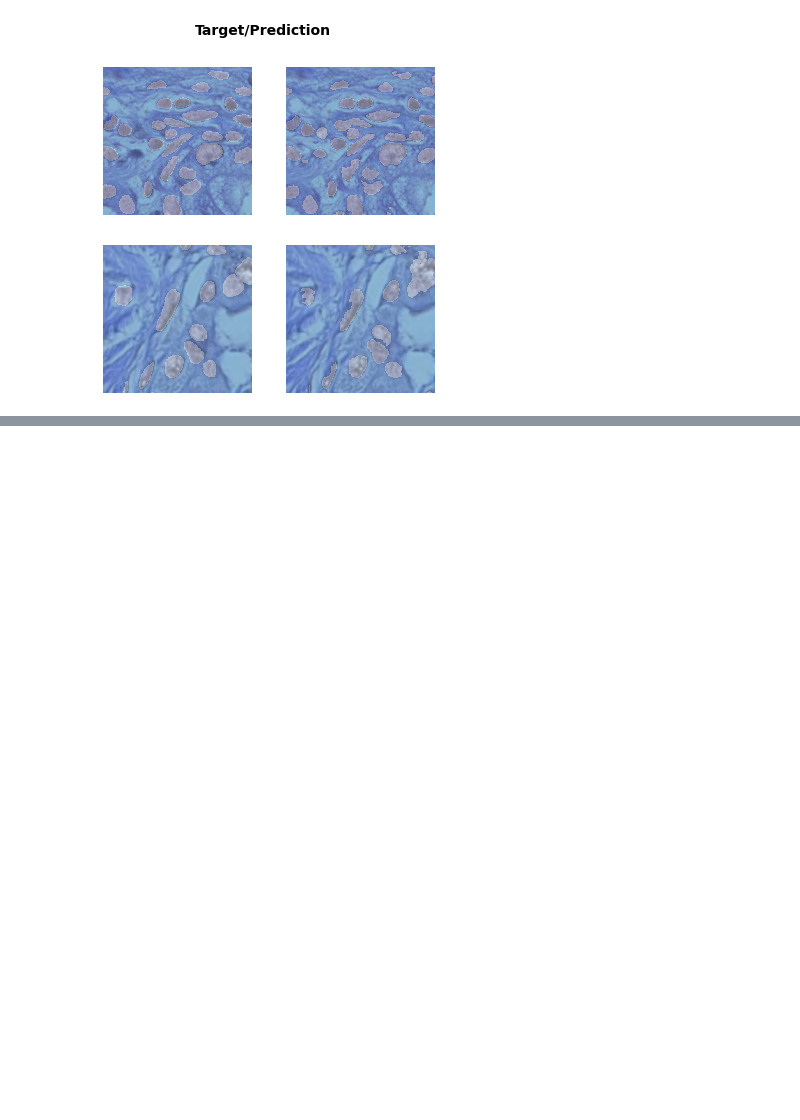
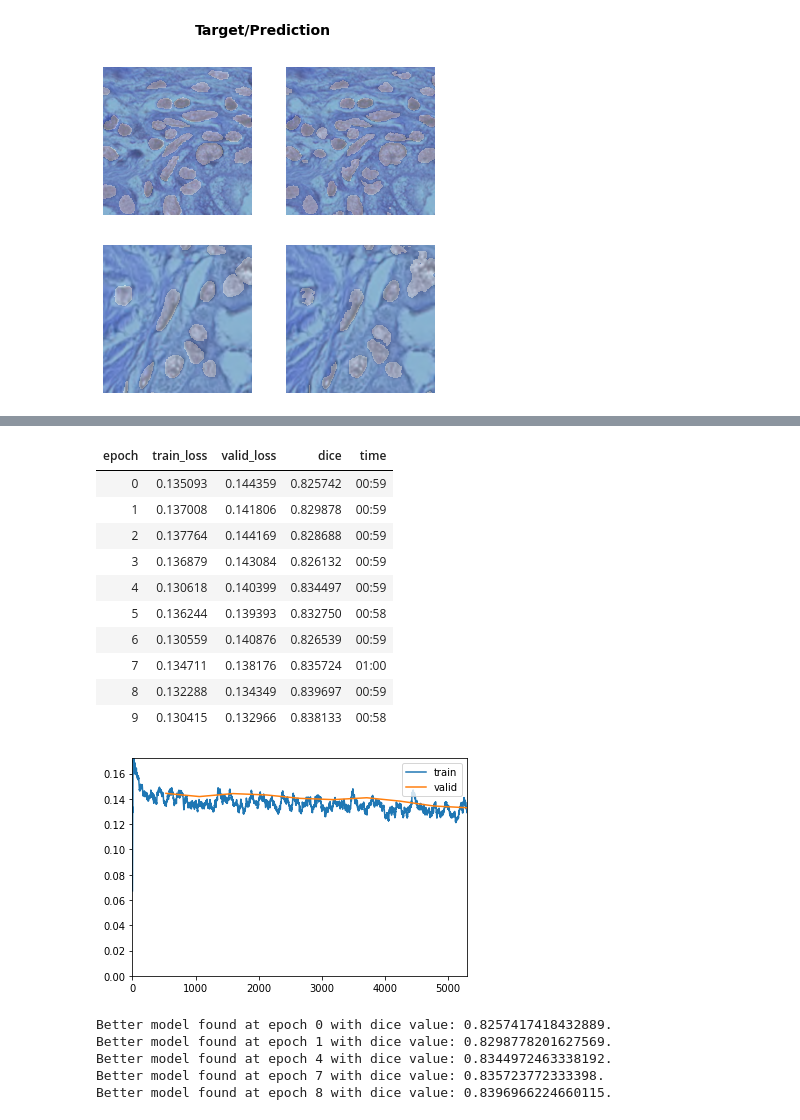
Before and after one commit to BishalLakha/PanNukeSegmentation, a Jupyter notebook: notebooks/SemTorch.ipynb, the cells around one changed output, grey strips where cells are left out. Saved outputs shown, nothing was run; the diff lists cells and outputs as text; code cells hidden in the pictures; blank space fills up the shorter version.

```diff
--- a/notebooks/SemTorch.ipynb
+++ b/notebooks/SemTorch.ipynb
@@ -233,0 +296,27 @@ learn.show_results()
+# %%
+fname="deeplabv3-segmentron-resnet50-after-resizing-WD-2-best"
+callbacksFitAfterResizing = [
+    ShowGraphCallback(),
+    EarlyStoppingCallback(monitor=monitor_training,comp=comp_training, patience=patience),
+    SaveModelCallback(monitor=monitor_evaluating,comp=comp_evaluating,every_epoch=False,fname=fname)
+]
+# %%
+learn.fit_flat_cos(10,slice(5e-6,5e-4),cbs=callbacksFitAfterResizing)
+# %% [output]
+| epoch | train_loss | valid_loss | dice | time |
+| 0 | 0.135093 | 0.144359 | 0.825742 | 00:59 |
+| 1 | 0.137008 | 0.141806 | 0.829878 | 00:59 |
+| 2 | 0.137764 | 0.144169 | 0.828688 | 00:59 |
+| 3 | 0.136879 | 0.143084 | 0.826132 | 00:59 |
+| 4 | 0.130618 | 0.140399 | 0.834497 | 00:59 |
+| 5 | 0.136244 | 0.139393 | 0.832750 | 00:58 |
+| 6 | 0.130559 | 0.140876 | 0.826539 | 00:59 |
+| 7 | 0.134711 | 0.138176 | 0.835724 | 01:00 |
+| 8 | 0.132288 | 0.134349 | 0.839697 | 00:59 |
+| 9 | 0.130415 | 0.132966 | 0.838133 | 00:58 |
+[figure, added]
+Better model found at epoch 0 with dice value: 0.8257417418432889.
+Better model found at epoch 1 with dice value: 0.8298778201627569.
+Better model found at epoch 4 with dice value: 0.8344972463338192.
+Better model found at epoch 7 with dice value: 0.835723772333398.
+Better model found at epoch 8 with dice value: 0.8396966224660115.
```
Also changed, not shown: parts of 20 cells of this notebook.
